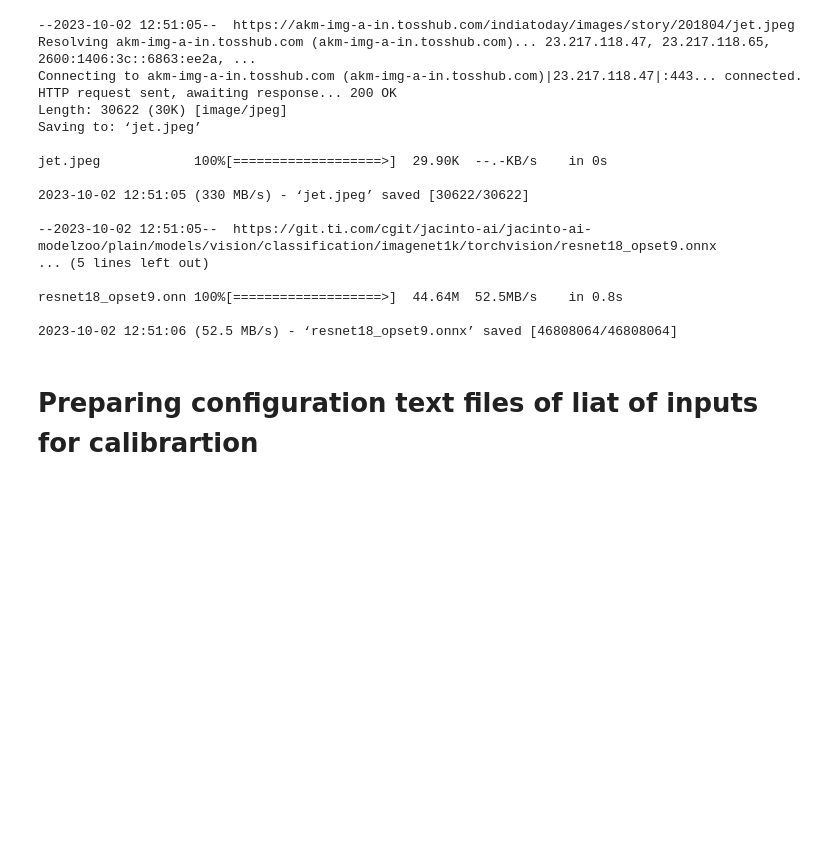
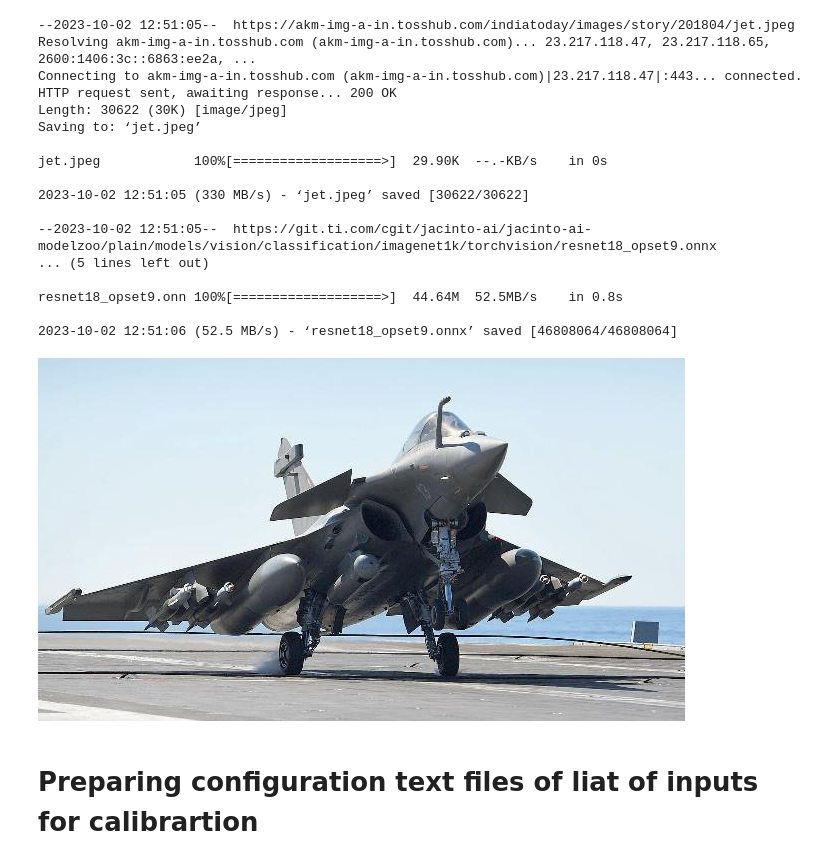
Before and after one commit to kumardesappan/colab-notebooks, a Jupyter notebook: tidlrt_tools_9.0.ipynb, the cells around one changed output. Cells and saved outputs as stored; diff of their text form; code cells hidden in the pictures; blank space fills up the shorter version.

```diff
--- a/tidlrt_tools_9.0.ipynb
+++ b/tidlrt_tools_9.0.ipynb
@@ -49,6 +49,13 @@ jet.jpeg            100%[===================>]  29.90K  --.-KB/s    in 0s
 resnet18_opset9.onn 100%[===================>]  44.64M  52.5MB/s    in 0.8s
 
 2023-10-02 12:51:06 (52.5 MB/s) - ‘resnet18_opset9.onnx’ saved [46808064/46808064]
+# %%
+import glob
+from IPython.display import Image, display
+for imageName in glob.glob('/content/resnet18/*.jpeg'):
+    display(Image(filename=imageName))
+# %% [output]
+[figure, added]
 # %% [markdown]
 # Preparing configuration text files of liat of inputs for calibrartion
 # %%
```
Also changed, not shown: parts of 1 cell of this notebook.
